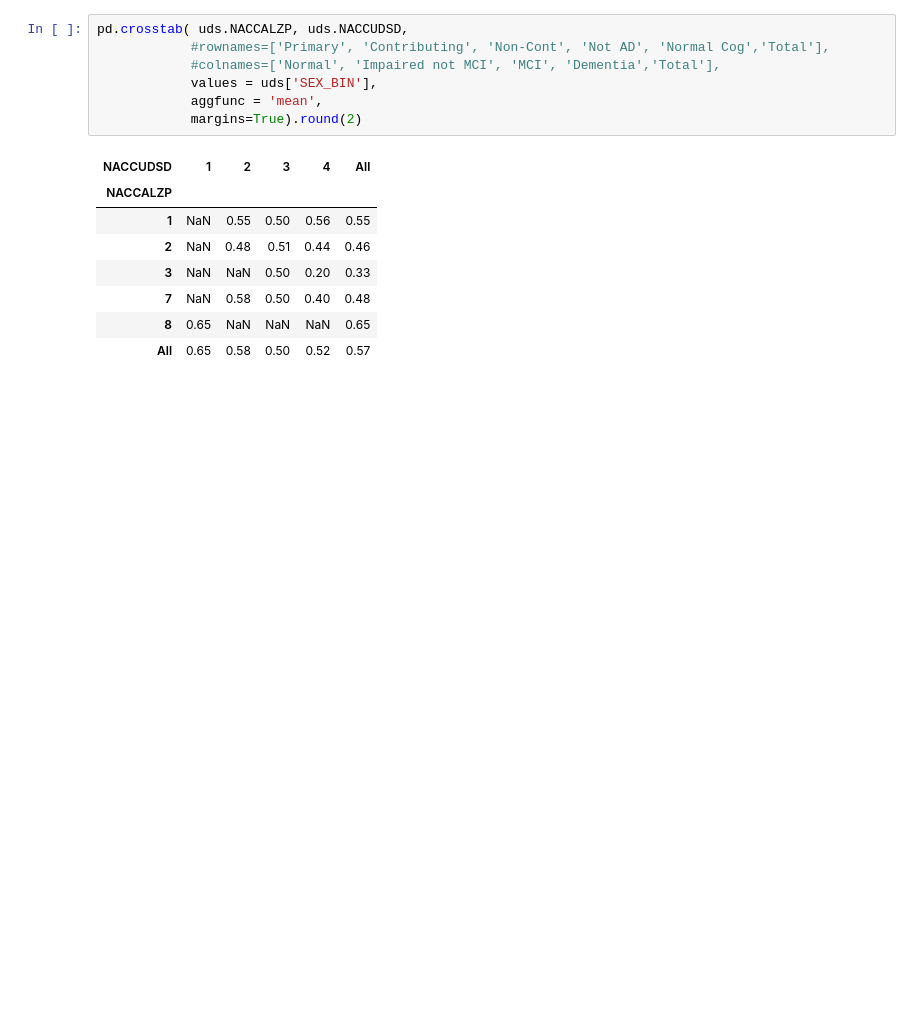
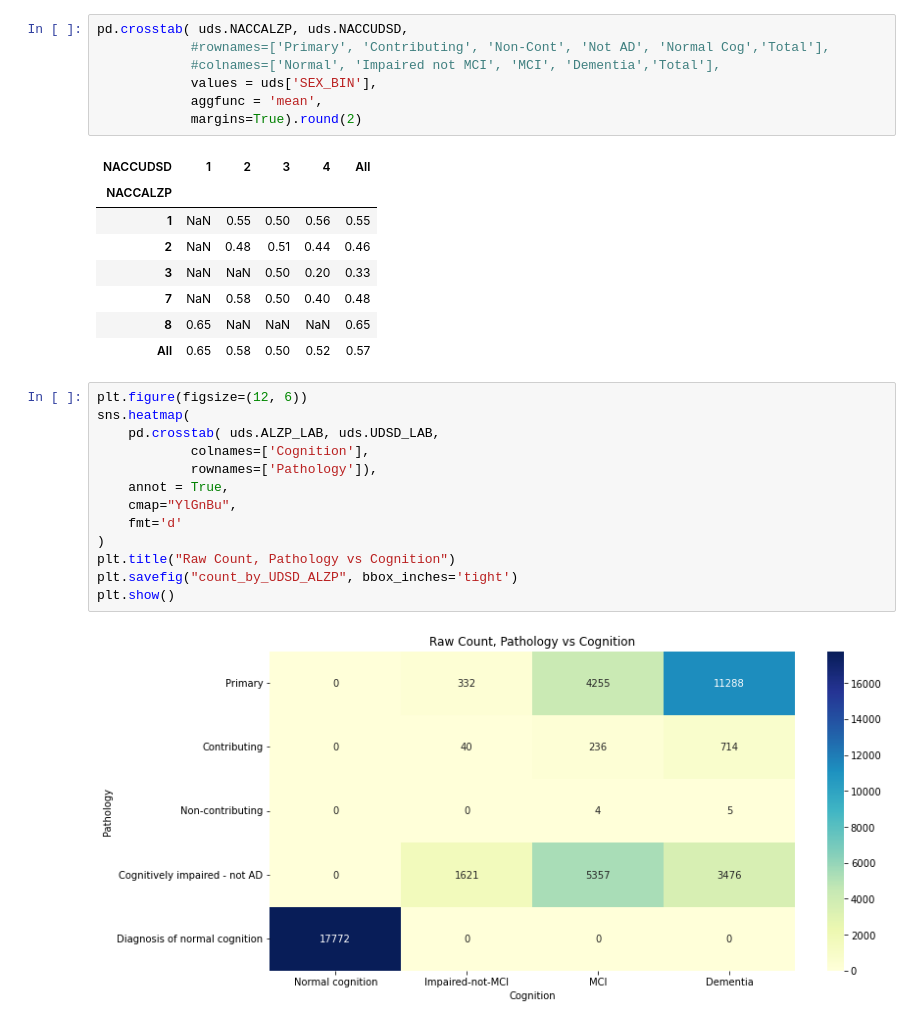
Before and after one commit to JeremyJosephLin/STA275_final_project, a Jupyter notebook: data/EDA.ipynb, the cells around one changed output. Saved outputs shown, nothing was run; the diff lists cells and outputs as text; blank space fills up the shorter version.

```diff
--- a/data/EDA.ipynb
+++ b/data/EDA.ipynb
@@ -128,4 +153,19 @@ pd.crosstab( uds.NACCALZP, uds.NACCUDSD,
 | 7 | NaN | 0.58 | 0.50 | 0.40 | 0.48 |
 | 8 | 0.65 | NaN | NaN | NaN | 0.65 |
 | All | 0.65 | 0.58 | 0.50 | 0.52 | 0.57 |
+# %%
+plt.figure(figsize=(12, 6))
+sns.heatmap(
+    pd.crosstab( uds.ALZP_LAB, uds.UDSD_LAB,
+            colnames=['Cognition'],
+            rownames=['Pathology']),
+    annot = True,
+    cmap="YlGnBu",
+    fmt='d'
+)
+plt.title("Raw Count, Pathology vs Cognition")
+plt.savefig("count_by_UDSD_ALZP", bbox_inches='tight')
+plt.show()
+# %% [output]
+[figure, added]
 # %%
```
Also changed, not shown: parts of 20 cells of this notebook, 10 other files.
